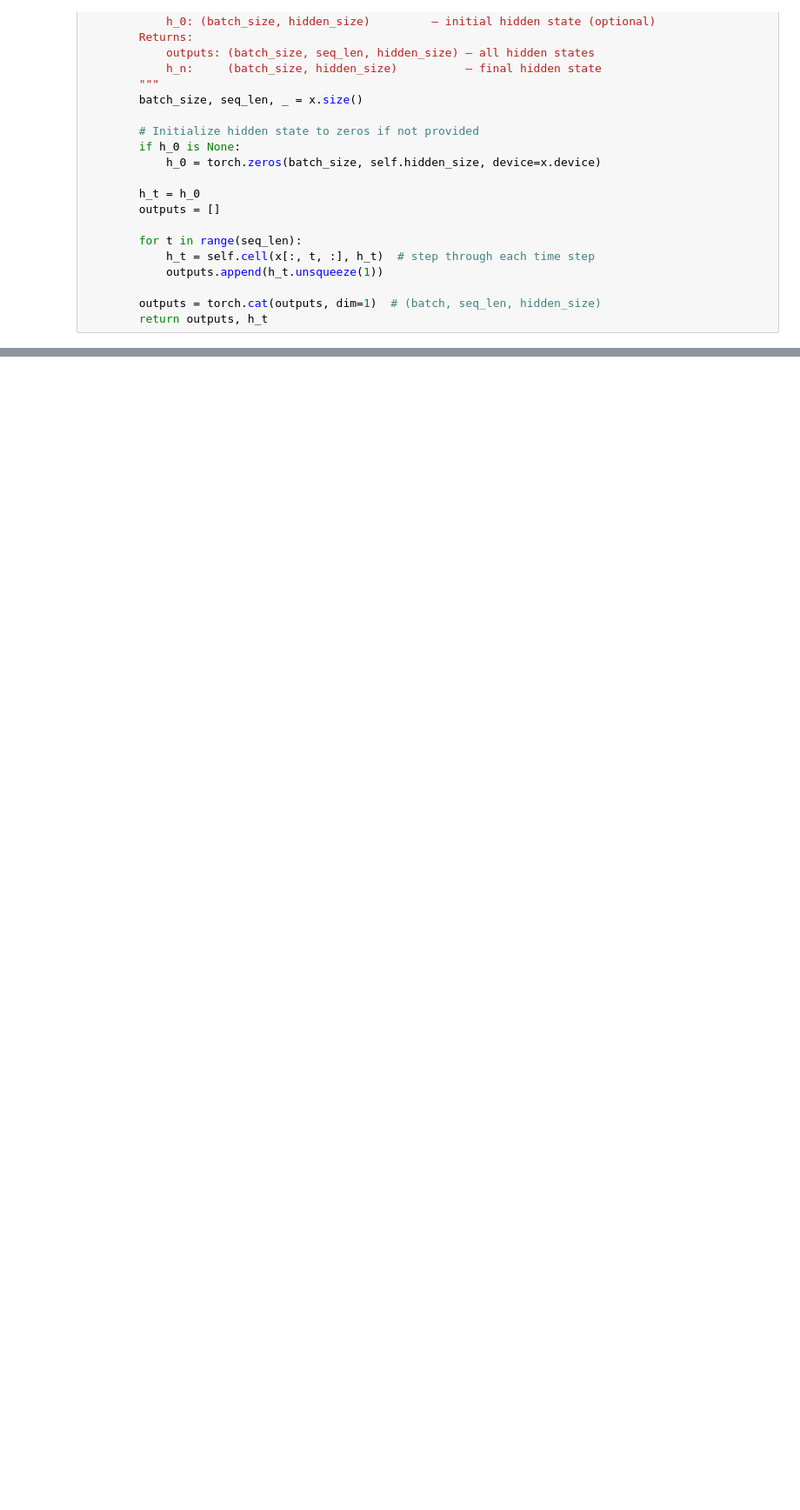
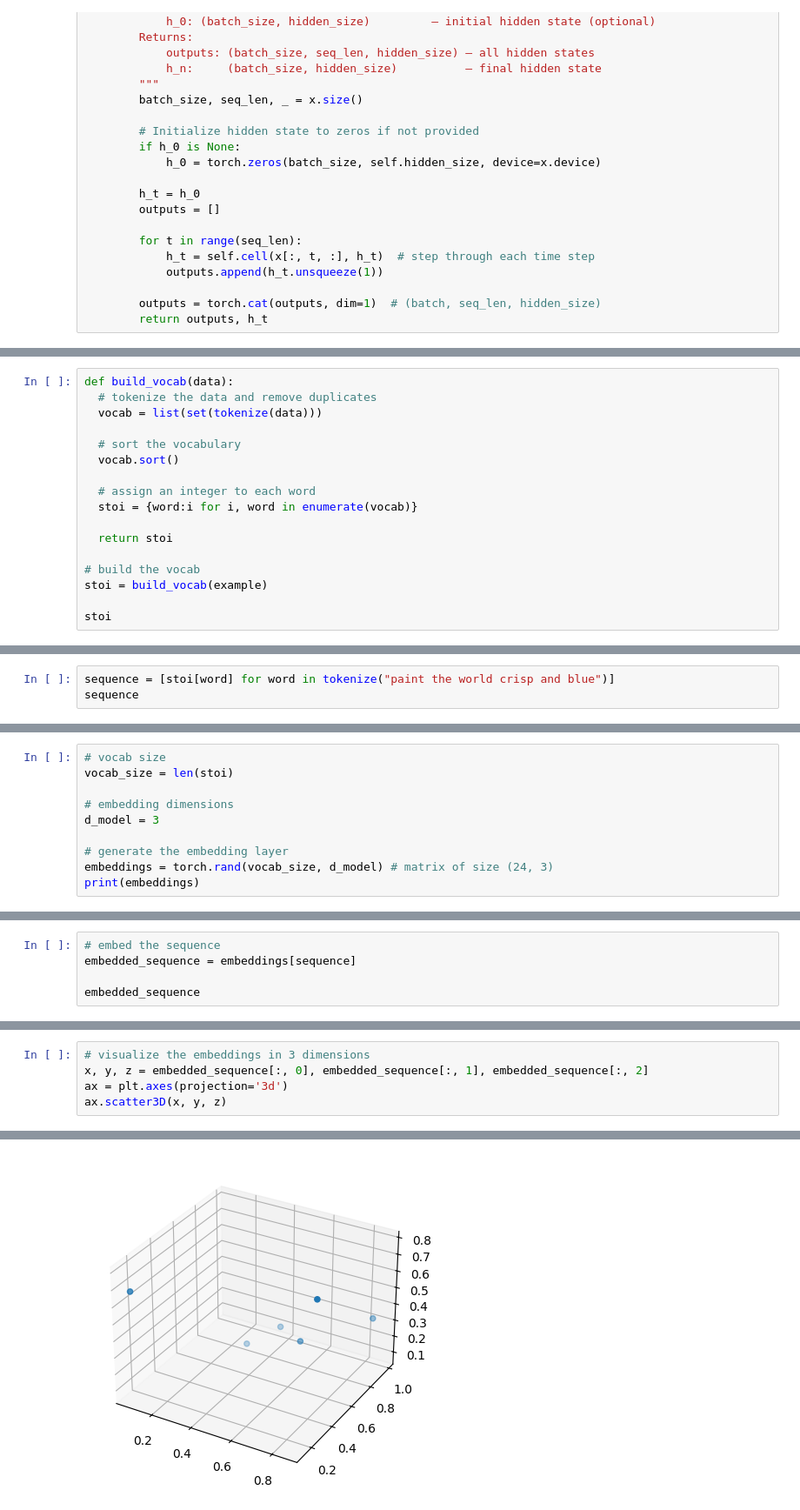
Before and after one commit to rahulbhadani/CPE487587_SP26, a Jupyter notebook: Code/Chapter_05_Deep_Learning_For_Sequence_Data.ipynb, the cells around one changed output, grey strips where cells are left out. Shown at 87% size. Drawn from its saved outputs; the diff is of its cells as text; blank space fills up the shorter version.

```diff
--- a/Code/Chapter_05_Deep_Learning_For_Sequence_Data.ipynb
+++ b/Code/Chapter_05_Deep_Learning_For_Sequence_Data.ipynb
@@ -864,0 +1543,17 @@ Epoch [20000/20000]  Loss: 0.0000  Accuracy: 100.0%
+# %%
+def build_vocab(data):
+  # tokenize the data and remove duplicates
+  vocab = list(set(tokenize(data)))
+
+  # sort the vocabulary
+  vocab.sort()
+
+  # assign an integer to each word
+  stoi = {word:i for i, word in enumerate(vocab)}
+
+  return stoi
+
+# build the vocab
+stoi = build_vocab(example)
+
+stoi
@@ -864,0 +1580,3 @@ Epoch [20000/20000]  Loss: 0.0000  Accuracy: 100.0%
+# %%
+sequence = [stoi[word] for word in tokenize("paint the world crisp and blue")]
+sequence
@@ -864,0 +1601,10 @@ Epoch [20000/20000]  Loss: 0.0000  Accuracy: 100.0%
+# %%
+# vocab size
+vocab_size = len(stoi)
+
+# embedding dimensions
+d_model = 3
+
+# generate the embedding layer
+embeddings = torch.rand(vocab_size, d_model) # matrix of size (24, 3)
+print(embeddings)
@@ -864,0 +1631,5 @@ Epoch [20000/20000]  Loss: 0.0000  Accuracy: 100.0%
+# %%
+# embed the sequence
+embedded_sequence = embeddings[sequence]
+
+embedded_sequence
@@ -864,0 +1643,6 @@ Epoch [20000/20000]  Loss: 0.0000  Accuracy: 100.0%
+# %%
+# visualize the embeddings in 3 dimensions
+x, y, z = embedded_sequence[:, 0], embedded_sequence[:, 1], embedded_sequence[:, 2]
+ax = plt.axes(projection='3d')
+ax.scatter3D(x, y, z)
+# %% [output]
@@ -864,0 +1650 @@ Epoch [20000/20000]  Loss: 0.0000  Accuracy: 100.0%
+[figure, added]
```
Also changed, not shown: parts of 192 cells of this notebook.
